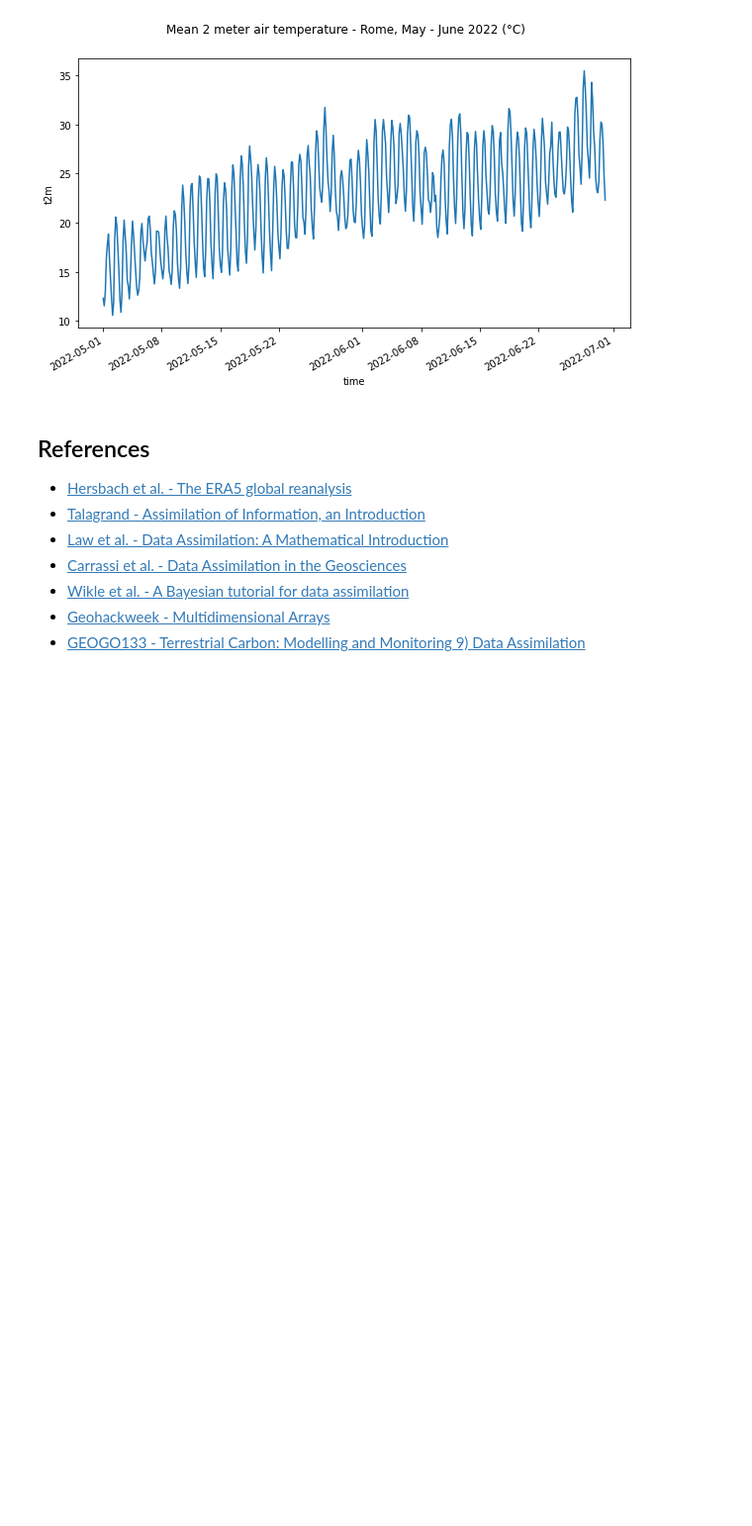
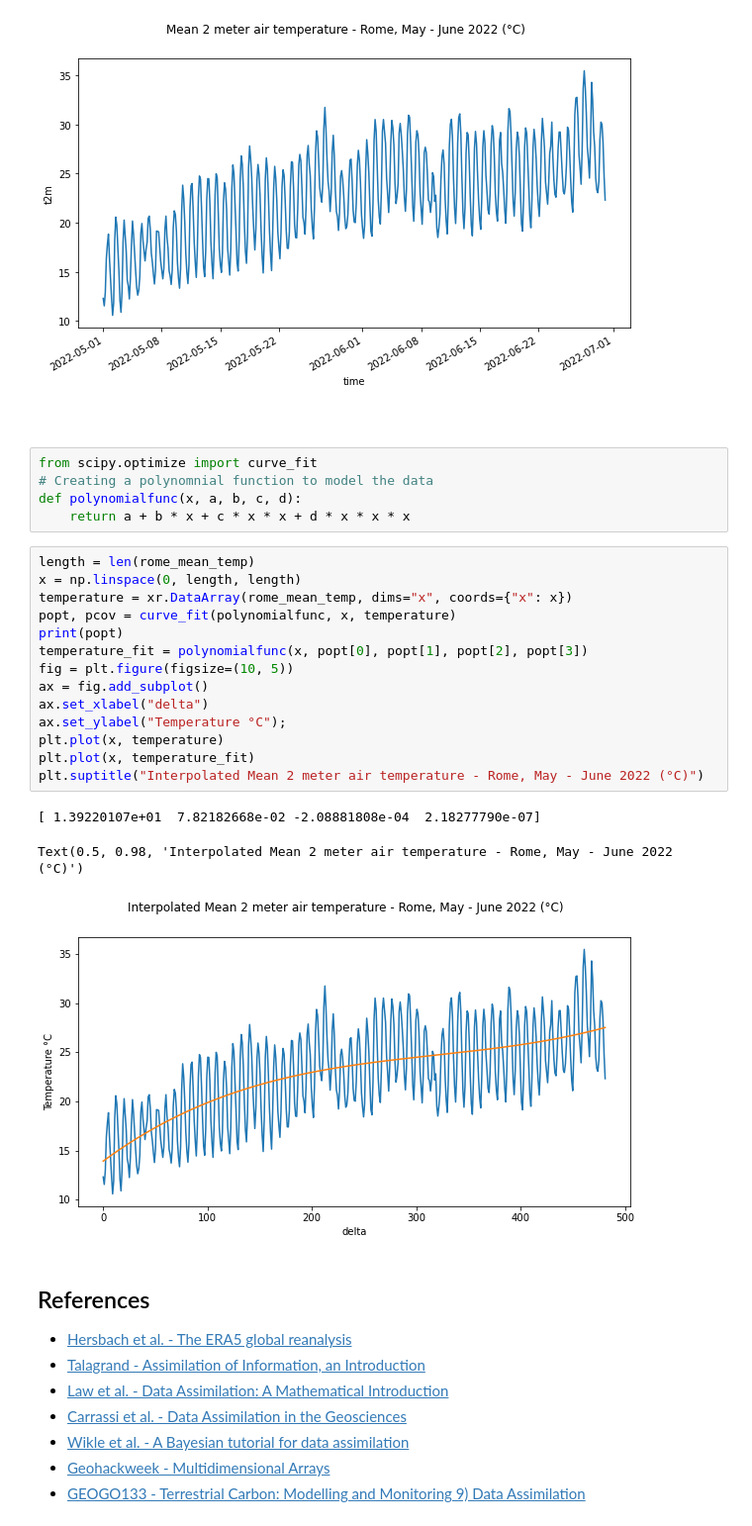
Before and after one commit to luigiselmi/datascience, a Jupyter notebook: python/copernicus/era5_temperature.ipynb, the cells around one changed output. Shown at 99% size. Cells and saved outputs as stored; diff of their text form; blank space fills up the shorter version.

Commit message:
temperature data interpolation

```diff
--- a/python/copernicus/era5_temperature.ipynb
+++ b/python/copernicus/era5_temperature.ipynb
@@ -236,6 +234,31 @@ plt.suptitle("Mean 2 meter air temperature - Rome, May - June 2022 (°C)")
 # %% [output]
 Text(0.5, 0.98, 'Mean 2 meter air temperature - Rome, May - June 2022 (°C)')
 [figure]
+# %% [markdown]
+##
+# %%
+from scipy.optimize import curve_fit
+# Creating a polynomnial function to model the data
+def polynomialfunc(x, a, b, c, d):
+    return a + b * x + c * x * x + d * x * x * x
+# %%
+length = len(rome_mean_temp)
+x = np.linspace(0, length, length)
+temperature = xr.DataArray(rome_mean_temp, dims="x", coords={"x": x})
+popt, pcov = curve_fit(polynomialfunc, x, temperature)
+print(popt)
+temperature_fit = polynomialfunc(x, popt[0], popt[1], popt[2], popt[3])
+fig = plt.figure(figsize=(10, 5))
+ax = fig.add_subplot()
+ax.set_xlabel("delta")
+ax.set_ylabel("Temperature °C");
+plt.plot(x, temperature)
+plt.plot(x, temperature_fit)
+plt.suptitle("Interpolated Mean 2 meter air temperature - Rome, May - June 2022 (°C)")
+# %% [output]
+[ 1.39220107e+01  7.82182668e-02 -2.08881808e-04  2.18277790e-07]
+Text(0.5, 0.98, 'Interpolated Mean 2 meter air temperature - Rome, May - June 2022 (°C)')
+[figure, added]
 # %% [markdown]
 ## References
 - [Hersbach et al. - The ERA5 global reanalysis](https://rmets.onlinelibrary.wiley.com/doi/epdf/10.1002/qj.3803)
```
Also changed, not shown: parts of 1 cell of this notebook.
